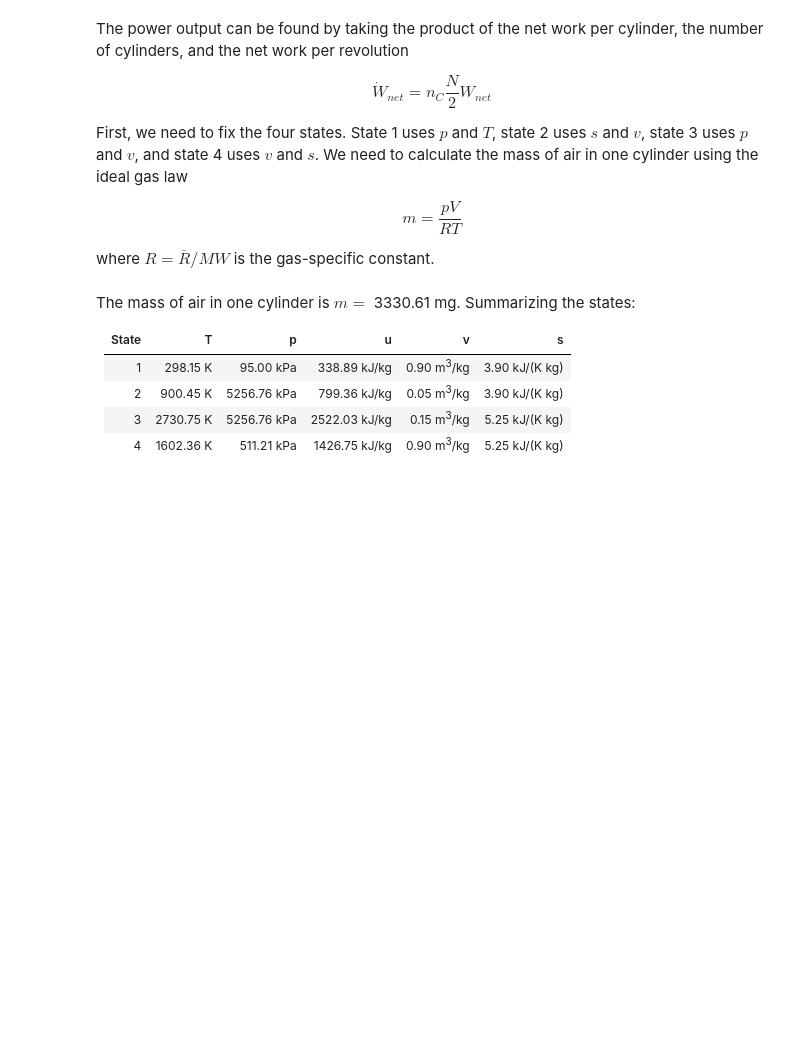
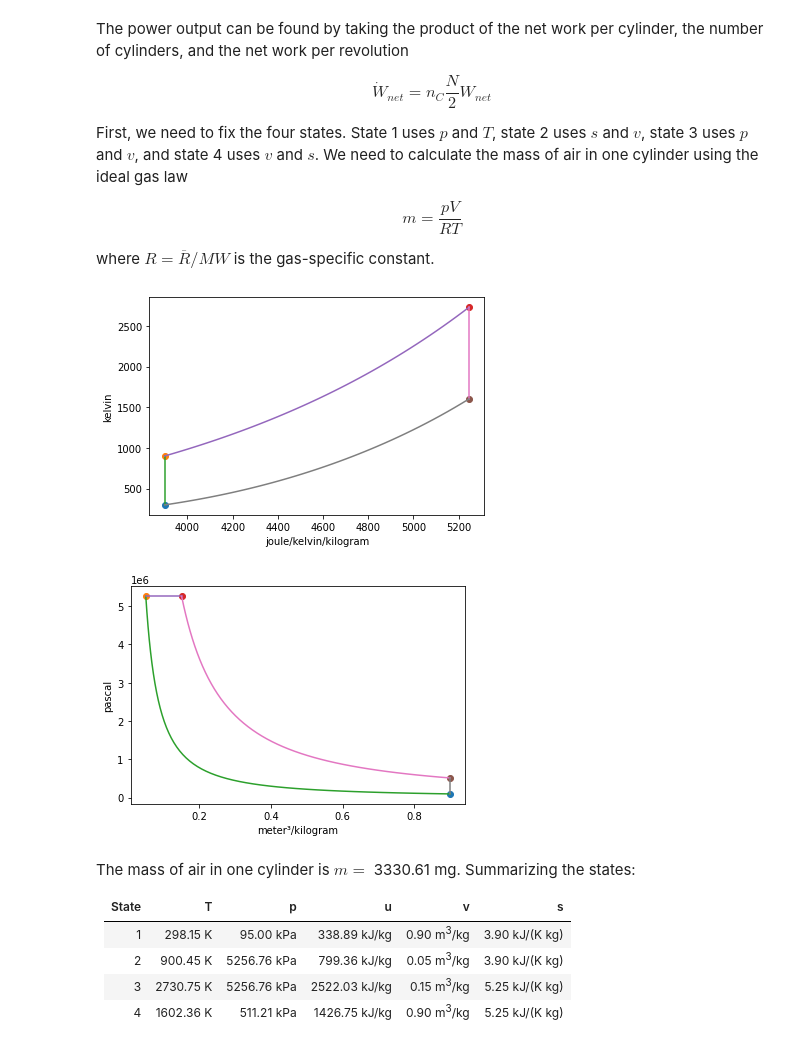
Before and after one commit to bryanwweber/thermostate, a Jupyter notebook: docs/diesel-cycle-example.ipynb, the cells around one changed output. Cells and saved outputs as stored; diff of their text form; code cells hidden in the pictures; blank space fills up the shorter version.

Commit message:
Added plot depicting the example process
Fixed spacing and made quotations consitent

```diff
--- a/docs/diesel-cycle-example.ipynb
+++ b/docs/diesel-cycle-example.ipynb
@@ -75,11 +76,21 @@ s_3 = st_3.s.to('kJ/(kg*K)')
 u_3 = st_3.u.to('kJ/kg')
 
 s_4 = s_3
-v_4 = v_1
+v_4 = st_1.v
 st_4 = State(substance, v=v_4, s=s_4)
 T_4 = st_4.T
 p_4 = st_4.p.to('kPa')
 u_4 = st_4.u.to('kJ/kg')
+# %%
+Diesel = IdealGas(substance, ('s', 'T'), ('v', 'p'))
+
+Diesel.add_process(st_1, st_2, 'isentropic')
+Diesel.add_process(st_2, st_3, 'isobaric')
+Diesel.add_process(st_3, st_4, 'isentropic')
+Diesel.add_process(st_4, st_1, 'isochoric')
+# %% [output]
+[figure, added]
+[figure, added]
 # %% [markdown]
 The mass of air in one cylinder is $m =$ 3330.61 mg. Summarizing the states:
 
```
Also changed, not shown: parts of 3 cells of this notebook.
